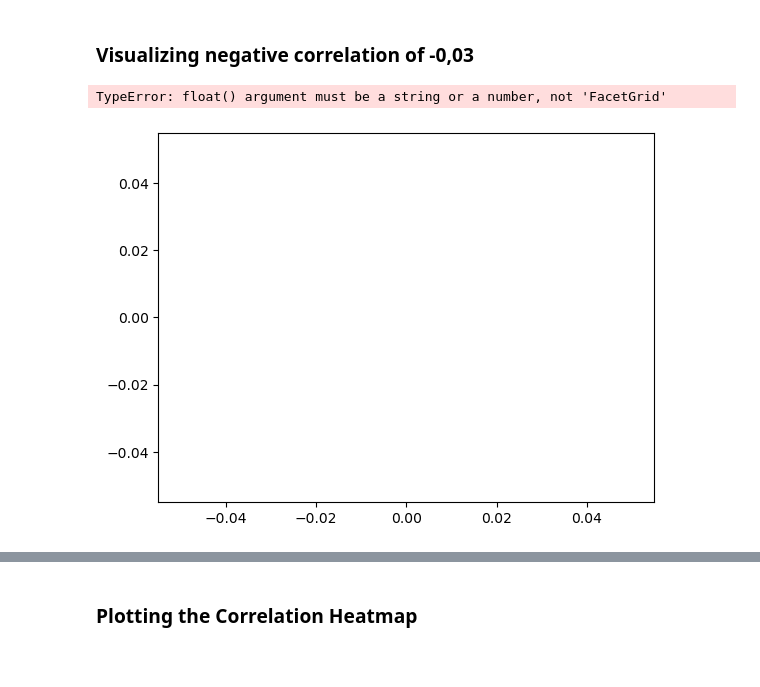
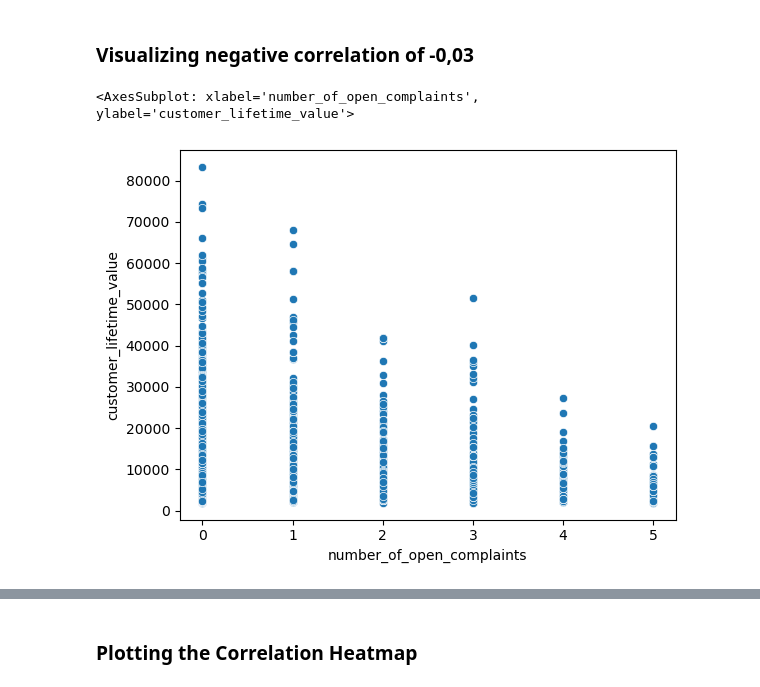
Before and after one commit to HannaFox/IH_Labs, a Jupyter notebook: 11_Lab_EDA_Customer_Analysis_Case_Study.ipynb, the cells around one changed output, grey strips where cells are left out. Saved outputs shown, nothing was run; the diff lists cells and outputs as text; code cells hidden in the pictures; blank space fills up the shorter version.

```diff
--- a/11_Lab_EDA_Customer_Analysis_Case_Study.ipynb
+++ b/11_Lab_EDA_Customer_Analysis_Case_Study.ipynb
@@ -174,9 +190,9 @@ sns.scatterplot(x=numerical.monthly_premium_auto, y=numerical.customer_lifetime_
 # %% [markdown]
 ### Visualizing negative correlation of -0,03
 # %%
-sns.scatterplot(x=number_of_open_complaints, y=numerical.customer_lifetime_value)
+sns.scatterplot(x=numerical.number_of_open_complaints, y=numerical.customer_lifetime_value)
 # %% [output]
-TypeError: float() argument must be a string or a number, not 'FacetGrid'
+<AxesSubplot: xlabel='number_of_open_complaints', ylabel='customer_lifetime_value'>
-[figure, old version]
+[figure, new version]
 # %%
 sns.scatterplot(x=numerical.months_since_last_claim, y=numerical.months_since_policy_inception)
```
Also changed, not shown: parts of 10 cells of this notebook, 1 other file.
